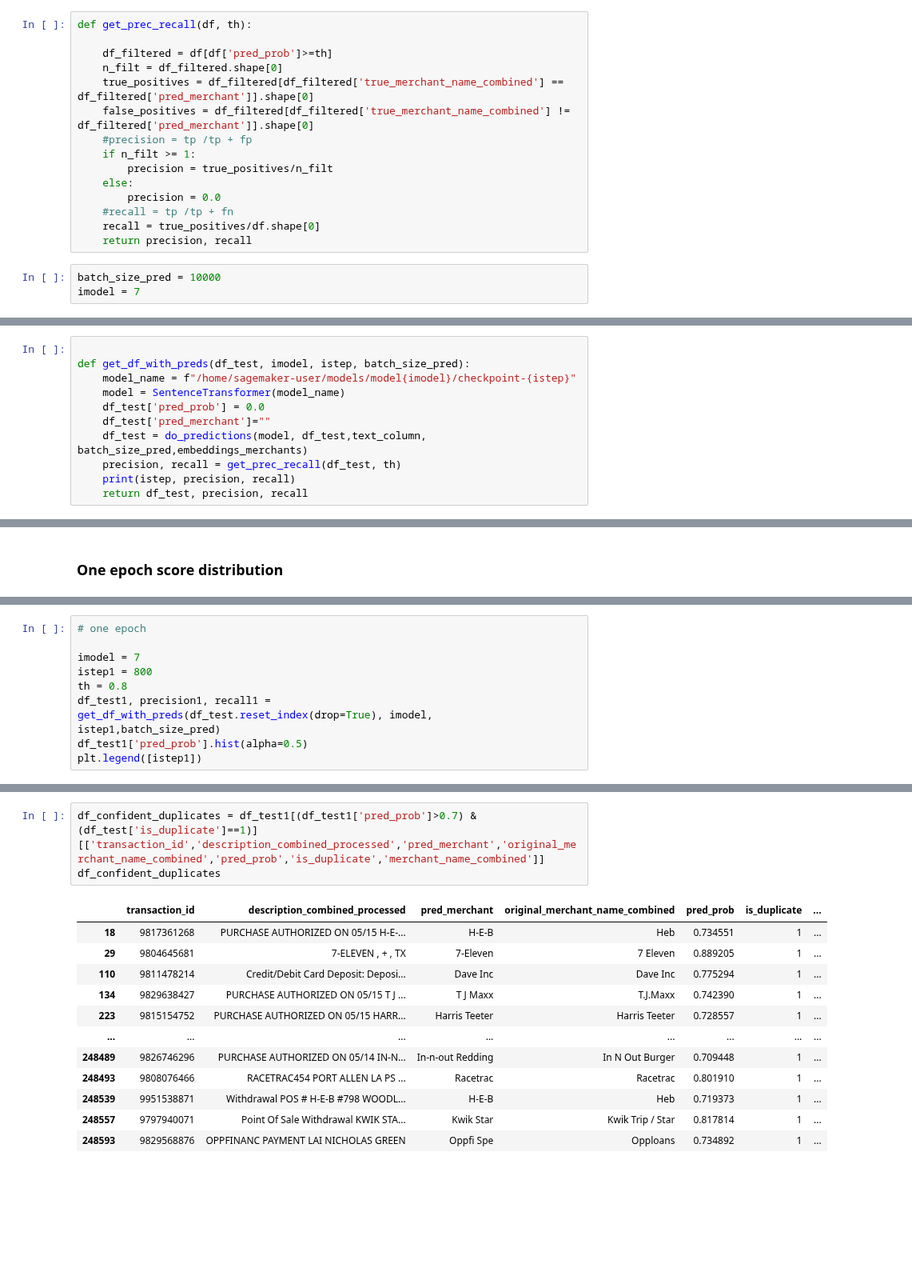
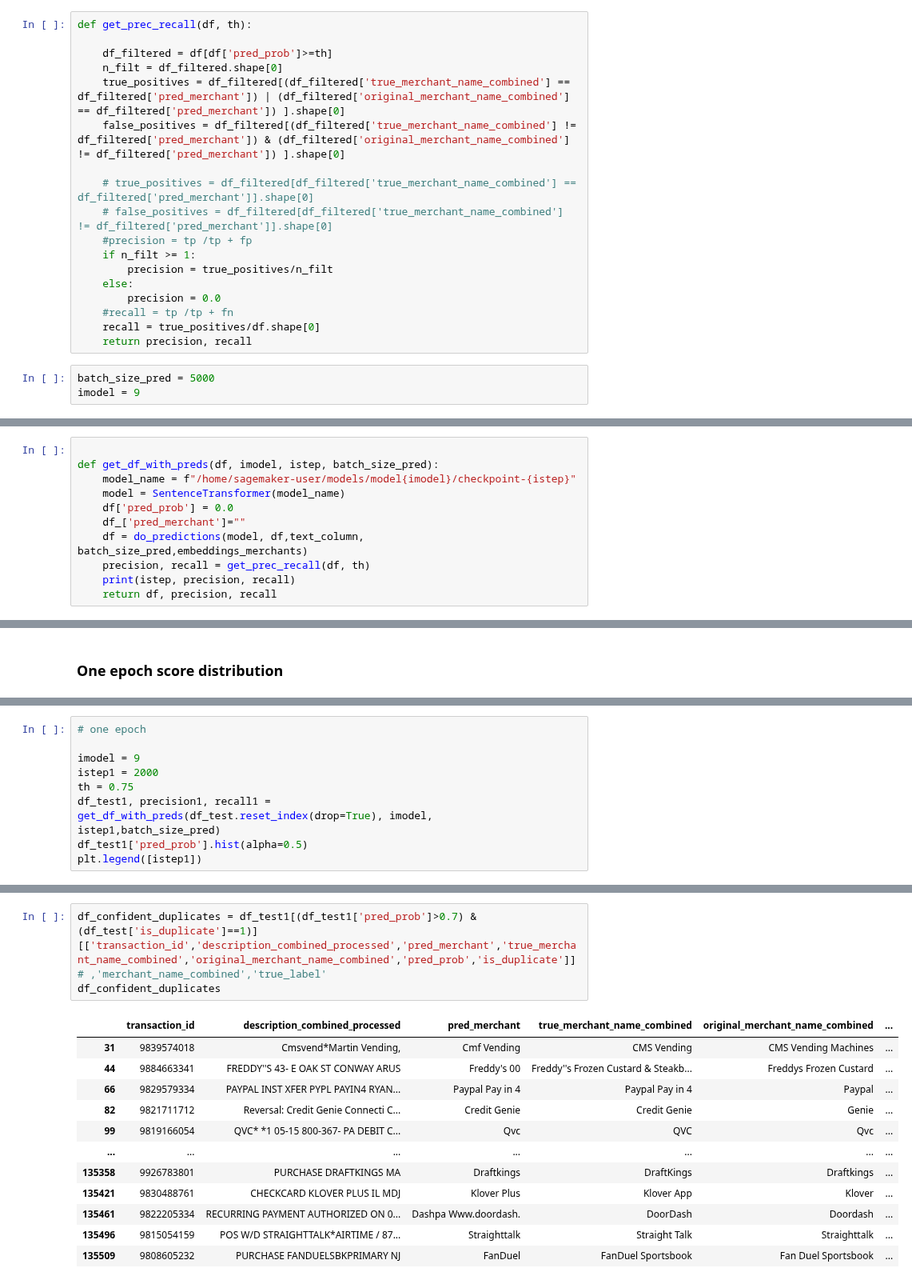
Before and after one commit to claracaste/exploration, a Jupyter notebook: MERCHANTS/Biencoder_checkpoint_evaluations.ipynb, the cells around one changed output, grey strips where cells are left out. Shown at 80% size. Saved outputs shown, nothing was run; the diff lists cells and outputs as text; blank space fills up the shorter version.

```diff
--- a/MERCHANTS/Biencoder_checkpoint_evaluations.ipynb
+++ b/MERCHANTS/Biencoder_checkpoint_evaluations.ipynb
@@ -337,8 +411,11 @@ def get_prec_recall(df, th):
 
     df_filtered = df[df['pred_prob']>=th]
     n_filt = df_filtered.shape[0]
-    true_positives = df_filtered[df_filtered['true_merchant_name_combined'] == df_filtered['pred_merchant']].shape[0]
-    false_positives = df_filtered[df_filtered['true_merchant_name_combined'] != df_filtered['pred_merchant']].shape[0]
+    true_positives = df_filtered[(df_filtered['true_merchant_name_combined'] == df_filtered['pred_merchant']) | (df_filtered['original_merchant_name_combined'] == df_filtered['pred_merchant']) ].shape[0]
+    false_positives = df_filtered[(df_filtered['true_merchant_name_combined'] != df_filtered['pred_merchant']) & (df_filtered['original_merchant_name_combined'] != df_filtered['pred_merchant']) ].shape[0]
+
+    # true_positives = df_filtered[df_filtered['true_merchant_name_combined'] == df_filtered['pred_merchant']].shape[0]
+    # false_positives = df_filtered[df_filtered['true_merchant_name_combined'] != df_filtered['pred_merchant']].shape[0]
     #precision = tp /tp + fp
     if n_filt >= 1:
         precision = true_positives/n_filt
@@ -348,21 +425,21 @@ def get_prec_recall(df, th):
     recall = true_positives/df.shape[0]
     return precision, recall
 # %%
-batch_size_pred = 10000
-imodel = 7
+batch_size_pred = 5000
+imodel = 9
 # %% [markdown]
 # Compare two different epochs
 # %%
 
-def get_df_with_preds(df_test, imodel, istep, batch_size_pred):
+def get_df_with_preds(df, imodel, istep, batch_size_pred):
     model_name = f"/home/sagemaker-user/models/model{imodel}/checkpoint-{istep}"
     model = SentenceTransformer(model_name)
-    df_test['pred_prob'] = 0.0
-    df_test['pred_merchant']=""
-    df_test = do_predictions(model, df_test,text_column, batch_size_pred,embeddings_merchants)
-    precision, recall = get_prec_recall(df_test, th)
+    df['pred_prob'] = 0.0
+    df_['pred_merchant']=""
+    df = do_predictions(model, df,text_column, batch_size_pred,embeddings_merchants)
+    precision, recall = get_prec_recall(df, th)
     print(istep, precision, recall)
-    return df_test, precision, recall
+    return df, precision, recall
 # %%
 df_test.shape[0]
 # %% [output]
@@ -513,9 +600,9 @@ df_test2.head(2)
 # %%
 # one epoch
 
-imodel = 7
-istep1 = 800
-th = 0.8
+imodel = 9
+istep1 = 2000
+th = 0.75
 df_test1, precision1, recall1 = get_df_with_preds(df_test.reset_index(drop=True), imodel, istep1,batch_size_pred)
 df_test1['pred_prob'].hist(alpha=0.5)
 plt.legend([istep1])
@@ -548,16 +659,17 @@ torch.Size([3656, 88968])
 # %%
-df_confident_duplicates = df_test1[(df_test1['pred_prob']>0.7) & (df_test['is_duplicate']==1)][['transaction_id','description_combined_processed','pred_merchant','original_merchant_name_combined','pred_prob','is_duplicate','merchant_name_combined']]
+df_confident_duplicates = df_test1[(df_test1['pred_prob']>0.7) & (df_test['is_duplicate']==1)][['transaction_id','description_combined_processed','pred_merchant','true_merchant_name_combined','original_merchant_name_combined','pred_prob','is_duplicate']]
+# ,'merchant_name_combined','true_label'
 df_confident_duplicates
 # %% [output]
-|  | transaction_id | description_combined_processed | pred_merchant | original_merchant_name_combined | pred_prob | is_duplicate | ... |
-| 18 | 9817361268 | PURCHASE AUTHORIZED ON 05/15 H-E-... | H-E-B | Heb | 0.734551 | 1 | ... |
-| 29 | 9804645681 | 7-ELEVEN , + , TX | 7-Eleven | 7 Eleven | 0.889205 | 1 | ... |
-| 110 | 9811478214 | Credit/Debit Card Deposit: Deposi... | Dave Inc | Dave Inc | 0.775294 | 1 | ... |
-| 134 | 9829638427 | PURCHASE AUTHORIZED ON 05/15 T J ... | T J Maxx | T.J.Maxx | 0.742390 | 1 | ... |
-| 223 | 9815154752 | PURCHASE AUTHORIZED ON 05/15 HARR... | Harris Teeter | Harris Teeter | 0.728557 | 1 | ... |
-| ... | ... | ... | ... | ... | ... | ... | ... |
-| 248489 | 9826746296 | PURCHASE AUTHORIZED ON 05/14 IN-N... | In-n-out Redding | In N Out Burger | 0.709448 | 1 | ... |
-| 248493 | 9808076466 | RACETRAC454 PORT ALLEN LA PS ... | Racetrac | Racetrac | 0.801910 | 1 | ... |
-| 248539 | 9951538871 | Withdrawal POS # H-E-B #798 WOODL... | H-E-B | Heb | 0.719373 | 1 | ... |
-| 248557 | 9797940071 | Point Of Sale Withdrawal KWIK STA... | Kwik Star | Kwik Trip / Star | 0.817814 | 1 | ... |
-| 248593 | 9829568876 | OPPFINANC PAYMENT LAI NICHOLAS GREEN | Oppfi Spe | Opploans | 0.734892 | 1 | ... |
+|  | transaction_id | description_combined_processed | pred_merchant | true_merchant_name_combined | original_merchant_name_combined | ... |
+| 31 | 9839574018 | Cmsvend*Martin Vending, | Cmf Vending | CMS Vending | CMS Vending Machines | ... |
+| 44 | 9884663341 | FREDDY''S 43- E OAK ST CONWAY ARUS | Freddy's 00 | Freddy''s Frozen Custard & Steakb... | Freddys Frozen Custard | ... |
+| 66 | 9829579334 | PAYPAL INST XFER PYPL PAYIN4 RYAN... | Paypal Pay in 4 | Paypal Pay in 4 | Paypal | ... |
+| 82 | 9821711712 | Reversal: Credit Genie Connecti C... | Credit Genie | Credit Genie | Genie | ... |
+| 99 | 9819166054 | QVC* *1 05-15 800-367- PA DEBIT C... | Qvc | QVC | Qvc | ... |
+| ... | ... | ... | ... | ... | ... | ... |
+| 135358 | 9926783801 | PURCHASE DRAFTKINGS MA | Draftkings | DraftKings | Draftkings | ... |
+| 135421 | 9830488761 | CHECKCARD KLOVER PLUS IL MDJ | Klover Plus | Klover App | Klover | ... |
+| 135461 | 9822205334 | RECURRING PAYMENT AUTHORIZED ON 0... | Dashpa Www.doordash. | DoorDash | Doordash | ... |
+| 135496 | 9815054159 | POS W/D STRAIGHTTALK*AIRTIME / 87... | Straighttalk | Straight Talk | Straighttalk | ... |
+| 135509 | 9808605232 | PURCHASE FANDUELSBKPRIMARY NJ | FanDuel | FanDuel Sportsbook | Fan Duel Sportsbook | ... |
```
Also changed, not shown: parts of 57 cells of this notebook, 4 other files.
